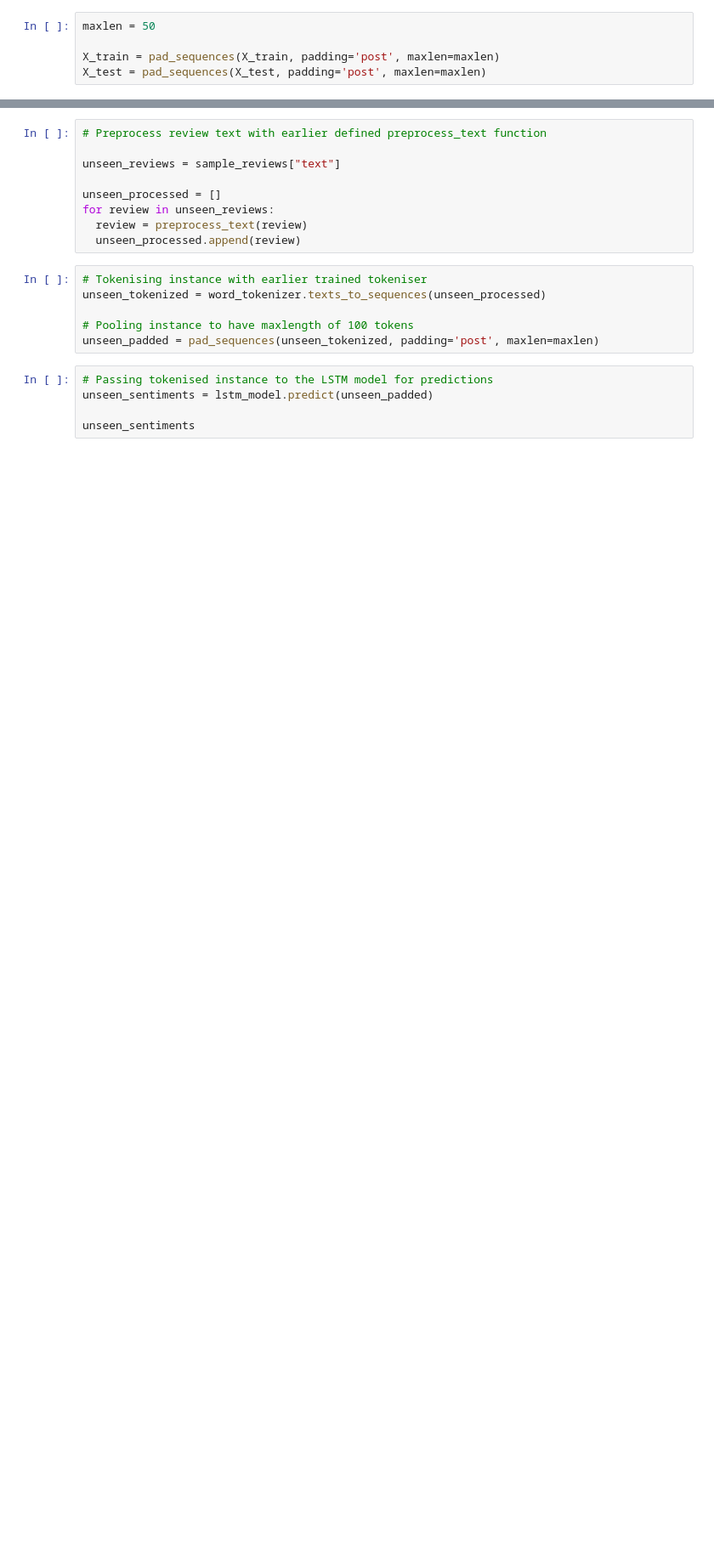
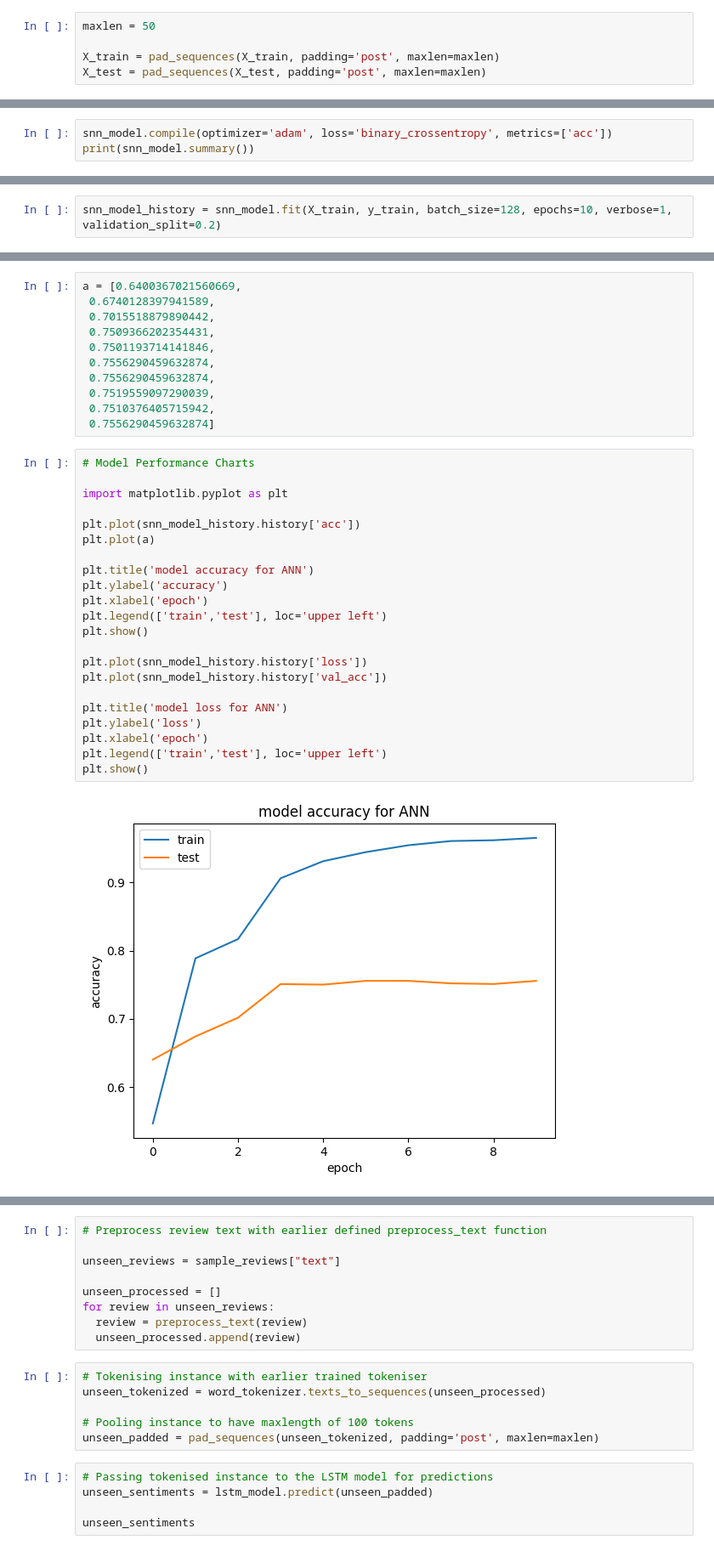
Before and after one commit to suwubham/sarn, a Jupyter notebook: train.ipynb, the cells around one changed output, grey strips where cells are left out. Shown at 85% size. Drawn from its saved outputs; the diff is of its cells as text; blank space fills up the shorter version.

```diff
--- a/train.ipynb
+++ b/train.ipynb
@@ -100,0 +127,3 @@ X_test = pad_sequences(X_test, padding='post', maxlen=maxlen)
+# %%
+snn_model.compile(optimizer='adam', loss='binary_crossentropy', metrics=['acc'])
+print(snn_model.summary())
@@ -100,0 +149,2 @@ X_test = pad_sequences(X_test, padding='post', maxlen=maxlen)
+# %%
+snn_model_history = snn_model.fit(X_train, y_train, batch_size=128, epochs=10, verbose=1, validation_split=0.2)
@@ -100,0 +183,35 @@ X_test = pad_sequences(X_test, padding='post', maxlen=maxlen)
+# %%
+a = [0.6400367021560669,
+ 0.6740128397941589,
+ 0.7015518879890442,
+ 0.7509366202354431,
+ 0.7501193714141846,
+ 0.7556290459632874,
+ 0.7556290459632874,
+ 0.7519559097290039,
+ 0.7510376405715942,
+ 0.7556290459632874]
+# %%
+# Model Performance Charts
+
+import matplotlib.pyplot as plt
+
+plt.plot(snn_model_history.history['acc'])
+plt.plot(a)
+
+plt.title('model accuracy for ANN')
+plt.ylabel('accuracy')
+plt.xlabel('epoch')
+plt.legend(['train','test'], loc='upper left')
+plt.show()
+
+plt.plot(snn_model_history.history['loss'])
+plt.plot(snn_model_history.history['val_acc'])
+
+plt.title('model loss for ANN')
+plt.ylabel('loss')
+plt.xlabel('epoch')
+plt.legend(['train','test'], loc='upper left')
+plt.show()
+# %% [output]
+[figure, added]
```
Also changed, not shown: parts of 48 cells of this notebook, 6 other files.
